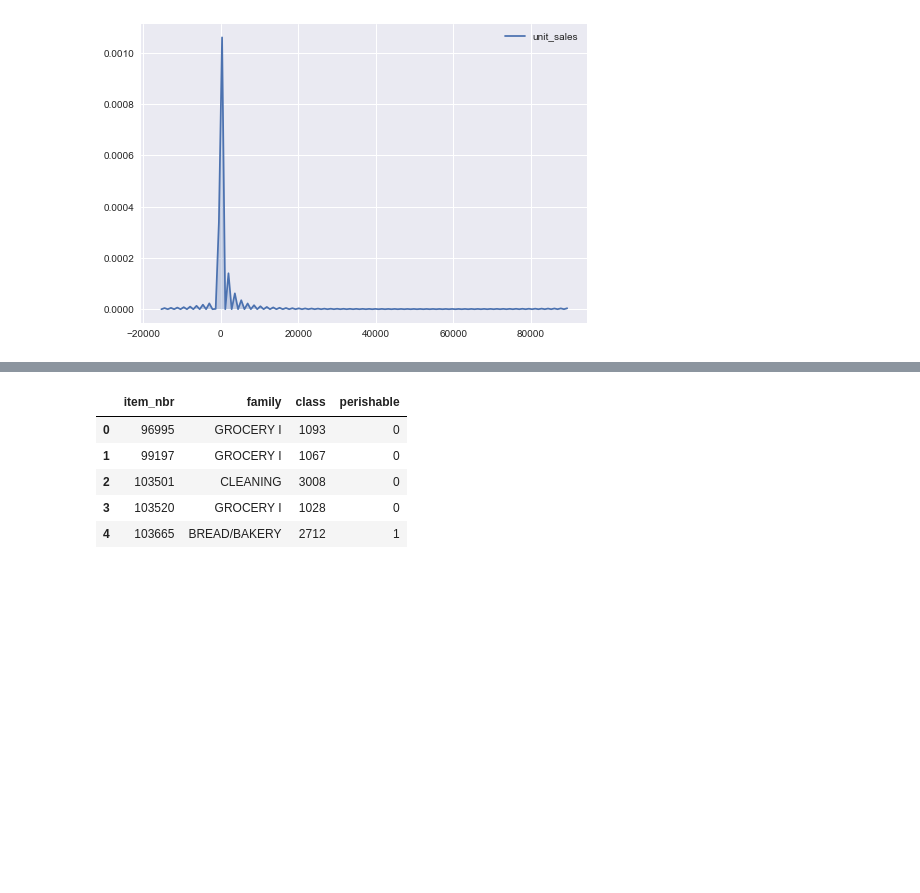
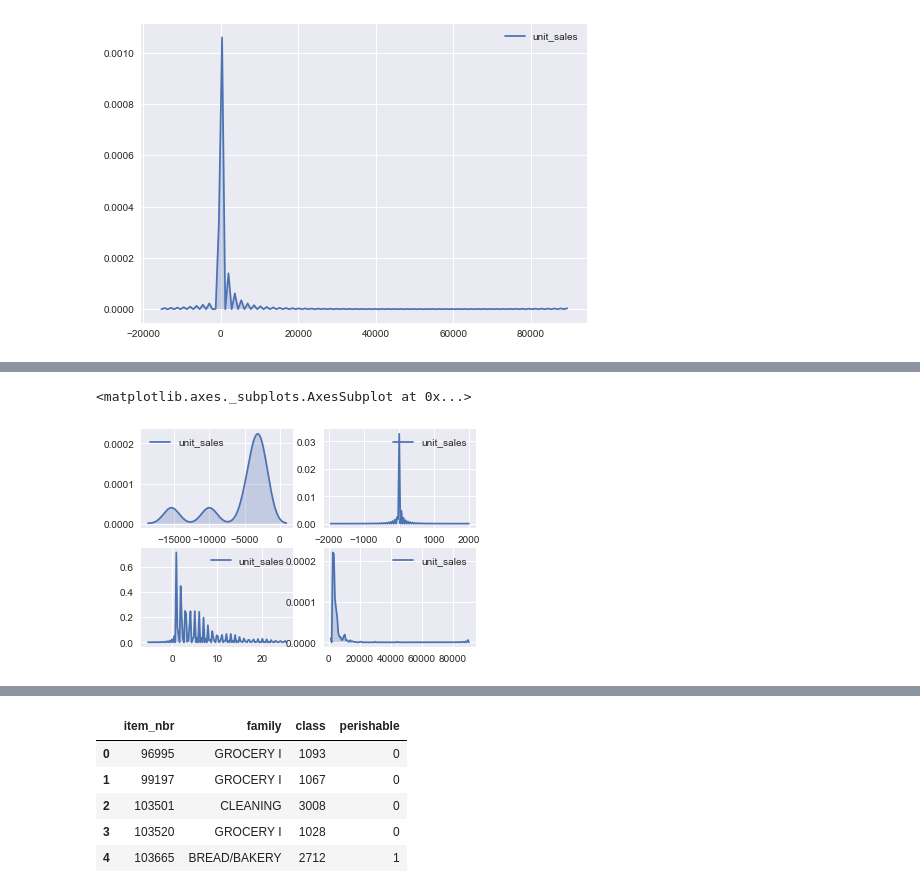
Before and after one commit to abbiepopa/kaggle_grocery, a Jupyter notebook: scripts/1.0_grocery_exploration.ipynb, the cells around one changed output, grey strips where cells are left out. Drawn from its saved outputs; the diff is of its cells as text; code cells hidden in the pictures; blank space fills up the shorter version.

Commit message:
fun with subplots

```diff
--- a/scripts/1.0_grocery_exploration.ipynb
+++ b/scripts/1.0_grocery_exploration.ipynb
@@ -30,0 +42,18 @@ AttributeError: Unknown property range
+# %%
+panel1 = train[train['unit_sales'] <= -2000]
+temp = train[train['unit_sales'] <= 2000]
+panel2 = temp[temp['unit_sales'] >= -2000]
+# %%
+temp = train[train['unit_sales'] <= 25]
+panel3 = temp[temp['unit_sales'] >= -5]
+# %%
+panel4 = train[train['unit_sales'] >= 2000]
+# %%
+f, ax = plt.subplots(2,2)
+sb.kdeplot(panel1['unit_sales'], shade=True, ax = ax[0][0])
+sb.kdeplot(panel2['unit_sales'], shade=True, ax = ax[0][1])
+sb.kdeplot(panel3['unit_sales'], shade=True, ax = ax[1][0])
+sb.kdeplot(panel4['unit_sales'], shade=True, ax = ax[1][1])
+# %% [output]
+<matplotlib.axes._subplots.AxesSubplot at 0x...>
+[figure, added]
```
Also changed, not shown: parts of 4 cells of this notebook.
